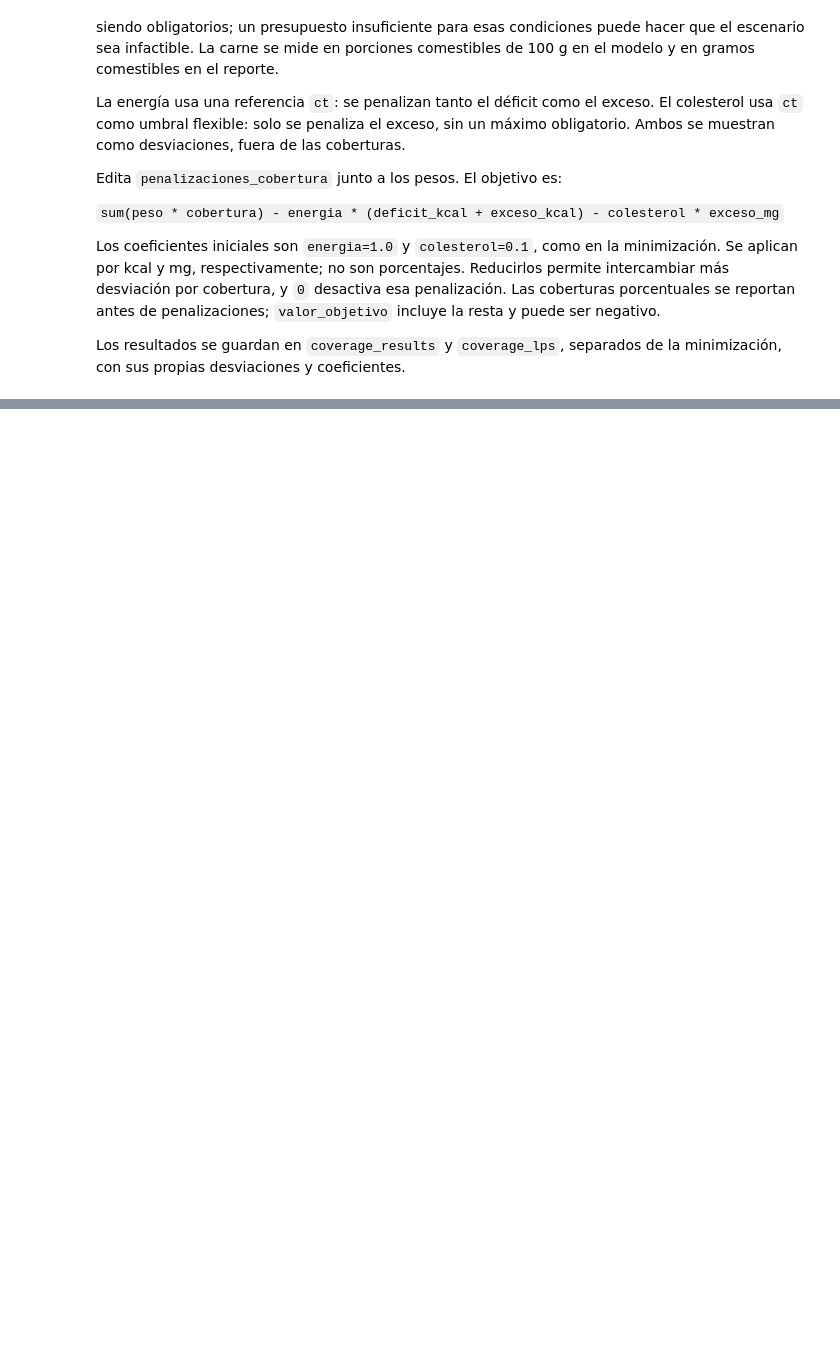
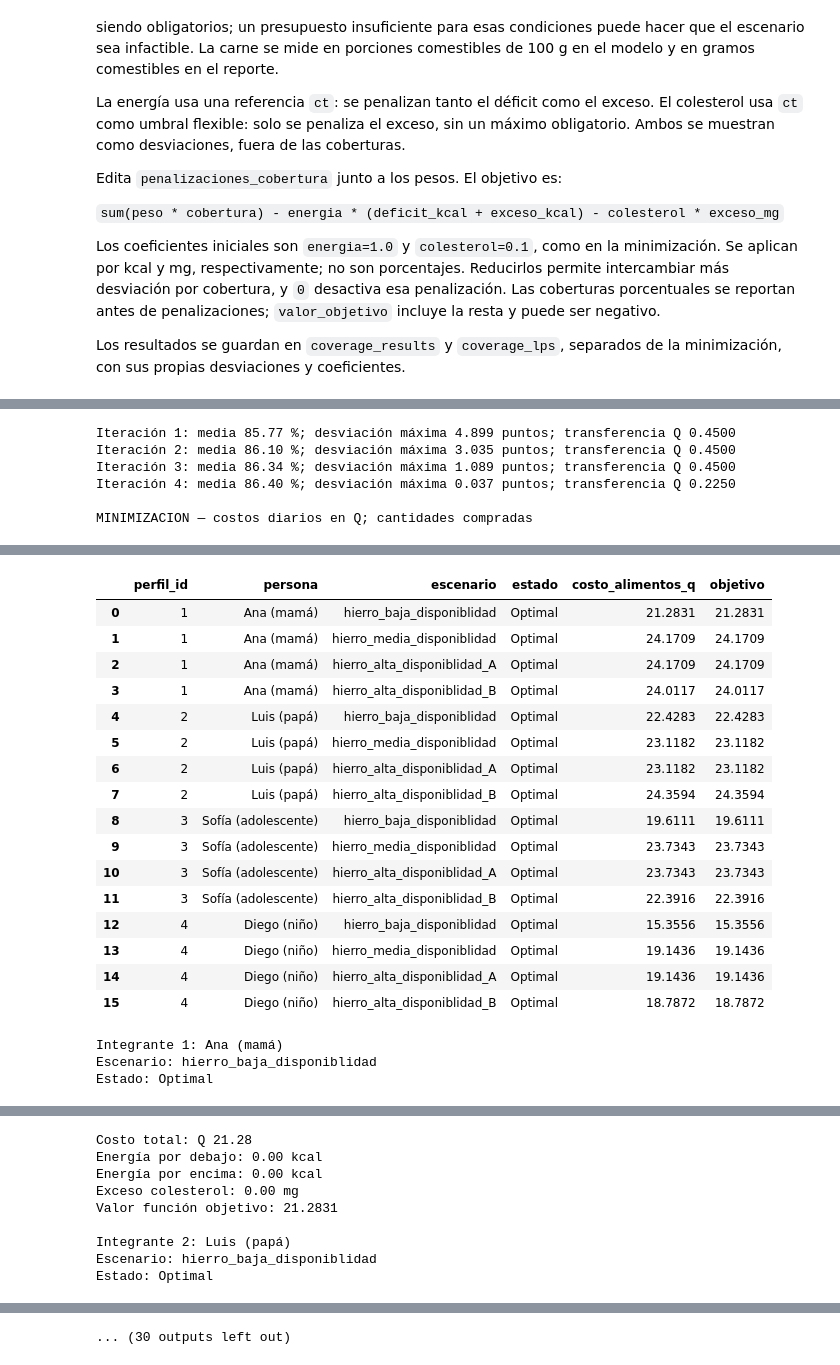
Before and after one commit to ordev-gt/canasta-inteligente-gt, a Jupyter notebook: notebooks/optimizacion_dieta.ipynb, the cells around one changed output, grey strips where cells are left out. Cells and saved outputs as stored; diff of their text form; code cells hidden in the pictures; blank space fills up the shorter version.

```diff
--- a/notebooks/optimizacion_dieta.ipynb
+++ b/notebooks/optimizacion_dieta.ipynb
@@ -1061,0 +1081,22 @@ Penalizacion total: 0.0000
+# %%
+# Familia ficticia editable. Actividad: low, moderate o high.
+from canasta_inteligente.domain.persona import Persona
+from canasta_inteligente.domain.familia import Familia
+
+
+familia_demo = [
+    Persona('Ana (mamá)', 35, 'mujer', 60, altura=1.60, naf='low'),
+    Persona('Luis (papá)', 38, 'hombre', 75, altura=1.72, naf='moderate'),
+    Persona('Sofía (adolescente)', 15, 'mujer', 50, altura=1.60, naf='moderate'),
+    Persona('Diego (niño)', 11, 'hombre', 34, altura=1.43, naf='low'),
+]
+presupuesto_hogar_q = 45.0  # Q por día para los cuatro integrantes.
+ajustes_reparto = {
+    'metrica': 'cobertura_ponderada_pct',  # También admite cobertura_media_pct.
+    'tolerancia_pp': 0.5,               # Distancia máxima de cada cobertura a la media.
+    'paso_fraccion': 0.01,              # Transferir hasta el 1 % del presupuesto por paso.
+    'max_iteraciones': 30,
+    'minimo_ajuste_q': 0.001,
+    'max_reintentos': 8,                # Reducir el paso a la mitad si no mejora.
+    'mostrar_progreso': True,
+}
@@ -1061,0 +1153,25 @@ Penalizacion total: 0.0000
+# %%
+# Ejecutar después de editar la familia, el presupuesto o los ajustes.
+# Family recibe el presupuesto TOTAL del período; aquí se conserva el ejemplo diario.
+hogar = Family(familia_demo)
+consulta_hogar = None
+consulta_hogar = hogar.calcular_canasta(
+    dias=1, presupuesto=presupuesto_hogar_q, catalog=catalog,
+    penalizaciones_min=penalizaciones_minimizacion,
+    penalizaciones_max=penalizaciones_cobertura,
+    pesos_nutrientes=pesos_nutrientes,
+    **ajustes_reparto,
+)
+mostrar_etapa_hogar(consulta_hogar, 'minimizacion')
+print('Comparación del reparto inicial con el final:')
+display(consulta_hogar['comparacion_repartos'].round(4))
+display(consulta_hogar['historial_ajuste'].round(4))
+print(f"Parada: {consulta_hogar['motivo_parada']}. Convergió: {consulta_hogar['convergio']}.")
+mostrar_etapa_hogar(consulta_hogar, 'maximizacion')
+# %% [output]
+Iteración 1: media 85.77 %; desviación máxima 4.899 puntos; transferencia Q 0.4500
+Iteración 2: media 86.10 %; desviación máxima 3.035 puntos; transferencia Q 0.4500
+Iteración 3: media 86.34 %; desviación máxima 1.089 puntos; transferencia Q 0.4500
+Iteración 4: media 86.40 %; desviación máxima 0.037 puntos; transferencia Q 0.2250
+
+MINIMIZACION — costos diarios en Q; cantidades compradas
@@ -1061,0 +1183,20 @@ Penalizacion total: 0.0000
+|  | perfil_id | persona | escenario | estado | costo_alimentos_q | objetivo |
+| 0 | 1 | Ana (mamá) | hierro_baja_disponiblidad | Optimal | 21.2831 | 21.2831 |
+| 1 | 1 | Ana (mamá) | hierro_media_disponiblidad | Optimal | 24.1709 | 24.1709 |
+| 2 | 1 | Ana (mamá) | hierro_alta_disponiblidad_A | Optimal | 24.1709 | 24.1709 |
+| 3 | 1 | Ana (mamá) | hierro_alta_disponiblidad_B | Optimal | 24.0117 | 24.0117 |
+| 4 | 2 | Luis (papá) | hierro_baja_disponiblidad | Optimal | 22.4283 | 22.4283 |
+| 5 | 2 | Luis (papá) | hierro_media_disponiblidad | Optimal | 23.1182 | 23.1182 |
+| 6 | 2 | Luis (papá) | hierro_alta_disponiblidad_A | Optimal | 23.1182 | 23.1182 |
+| 7 | 2 | Luis (papá) | hierro_alta_disponiblidad_B | Optimal | 24.3594 | 24.3594 |
+| 8 | 3 | Sofía (adolescente) | hierro_baja_disponiblidad | Optimal | 19.6111 | 19.6111 |
+| 9 | 3 | Sofía (adolescente) | hierro_media_disponiblidad | Optimal | 23.7343 | 23.7343 |
+| 10 | 3 | Sofía (adolescente) | hierro_alta_disponiblidad_A | Optimal | 23.7343 | 23.7343 |
+| 11 | 3 | Sofía (adolescente) | hierro_alta_disponiblidad_B | Optimal | 22.3916 | 22.3916 |
+| 12 | 4 | Diego (niño) | hierro_baja_disponiblidad | Optimal | 15.3556 | 15.3556 |
+| 13 | 4 | Diego (niño) | hierro_media_disponiblidad | Optimal | 19.1436 | 19.1436 |
+| 14 | 4 | Diego (niño) | hierro_alta_disponiblidad_A | Optimal | 19.1436 | 19.1436 |
+| 15 | 4 | Diego (niño) | hierro_alta_disponiblidad_B | Optimal | 18.7872 | 18.7872 |
+Integrante 1: Ana (mamá)
+Escenario: hierro_baja_disponiblidad
+Estado: Optimal
@@ -1061,0 +1214,9 @@ Penalizacion total: 0.0000
+Costo total: Q 21.28
+Energía por debajo: 0.00 kcal
+Energía por encima: 0.00 kcal
+Exceso colesterol: 0.00 mg
+Valor función objetivo: 21.2831
+
+Integrante 2: Luis (papá)
+Escenario: hierro_baja_disponiblidad
+Estado: Optimal
@@ -1061,0 +1280 @@ Penalizacion total: 0.0000
+... (30 outputs left out)
```
Also changed, not shown: parts of 15 cells of this notebook, 30 other files.
